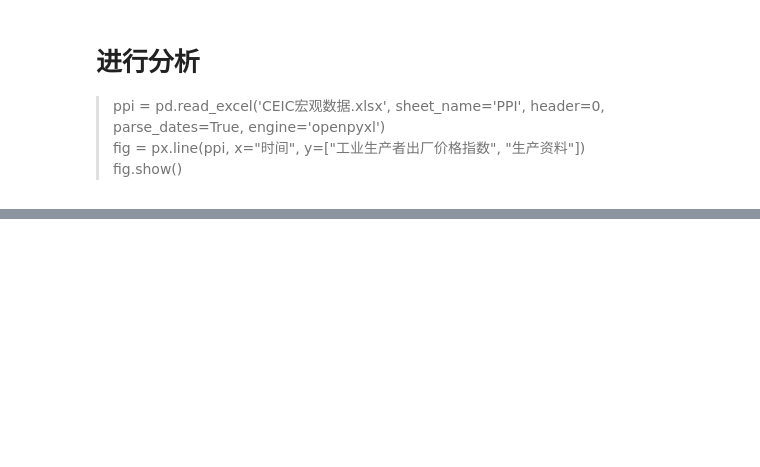
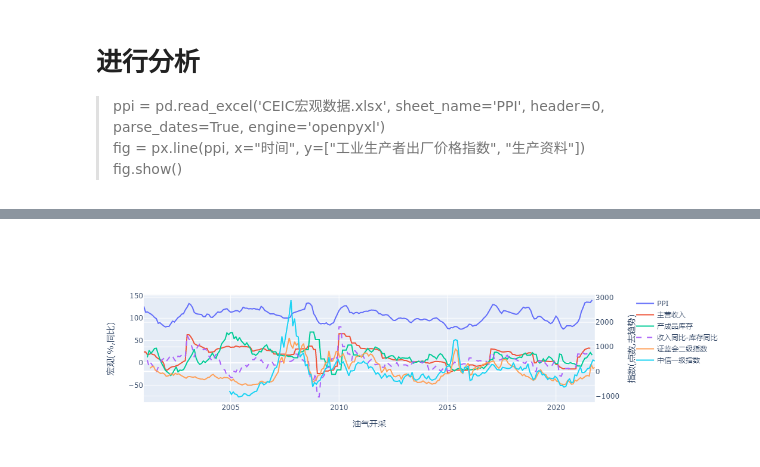
Before and after one commit to RobertHoffman/gist, a Jupyter notebook: stock_study.ipynb, the cells around one changed output, grey strips where cells are left out. Drawn from its saved outputs; the diff is of its cells as text; code cells hidden in the pictures; blank space fills up the shorter version.

```diff
--- a/stock_study.ipynb
+++ b/stock_study.ipynb
@@ -23,15 +12,18 @@ os.listdir()
 # %% [markdown]
 # 准备数据
 # %%
+def detrend(seriesLike):
+    notna = seriesLike[seriesLike.notna()]
+    seriesLike[seriesLike.notna()] = signal.detrend(notna.values, type='linear')
+    return seriesLike
+
 def economic_data(source, sheet_name):
     data = pd.read_excel(source, sheet_name=sheet_name, header=0, index_col=0,
                          parse_dates=True, engine='openpyxl').fillna(method='ffill').dropna(how='all')
-    data = data.applymap(lambda x: math.copysign(200, x) if abs(x) > 200 else round(x, 1))  # 绝对值超过200的，限制到200
     return data
 
 def stock_data(source, sheet_name):
-    data = pd.read_excel(source, sheet_name=sheet_name, header=0, index_col=0,
-                         parse_dates=True, engine='openpyxl').pct_change().fillna(method='ffill').dropna(how='all')
-    data = data.applymap(lambda x: round(x * 100, 1))  # 进行量纲转化
-    data.index = data.index.map(lambda x: x+pd.Timedelta(days=1))
+    data = pd.read_excel(source, sheet_name=sheet_name, header=0, index_col=0, parse_dates=True, engine='openpyxl'
+                        ).fillna(method='ffill').dropna(how='all').resample('SMS').last() # 选择每月15号的数据，如果15号是非交易日就提前
+    data = data[data.index.day == 15].apply(detrend, axis=0)
     return data
@@ -84,6 +49,8 @@ inc_stk = (income - stock).dropna(how='all')
 # %%
-statistic_ind = stock_data('细分行业月度收盘价.xlsx', '证监会二级')
-statistic_ind.columns
+statistic_ind = stock_data('细分行业日度收盘价.xlsx', '证监会二级')  # 数据不能有空列
+citic_ind = stock_data('细分行业日度收盘价.xlsx', '中信一级')
+print(statistic_ind.columns)
+print(citic_ind.columns)
 # %% [output]
 Index(['农副食品加工', '食品制造', '饮料和精制茶制造', '纺织', '纺织服装服饰', '皮革制鞋', '木材加工', '家具制造',
        '造纸和纸制品', '印刷和媒介', '文体用品', '石油炼焦和核燃料', '化学原料和化学制品', '医药制造', '化纤制造',
@@ -101,3 +71,0 @@ Index(['农副食品加工', '食品制造', '饮料和精制茶制造', '纺织
-# %%
-citic_ind = stock_data('细分行业月度收盘价.xlsx', '中信一级')
-citic_ind.columns
@@ -114,17 +77,14 @@ fig.show()
 # %%
 def compare_plot(ppi, income, stock, inc_stk, price1, price2, title=''):
     fig = make_subplots(specs=[[{"secondary_y": True}]])
-
     fig.add_trace(go.Scatter(x=ppi.index, y=ppi, showlegend=True, name='PPI'), secondary_y=False)
-    fig.add_trace(go.Scatter(x=income.index, y=income, showlegend=True, name='主营收入'), secondary_y=True)
-    fig.add_trace(go.Scatter(x=stock.index, y=stock, showlegend=True, name='产成品库存'), secondary_y=True)
-    fig.add_trace(go.Scatter(x=inc_stk.index, y=inc_stk, showlegend=True, name='收入同比-库存同比',
-                             line=dict(dash='dash')), secondary_y=True)
+    fig.add_trace(go.Scatter(x=income.index, y=income, showlegend=True, name='主营收入'), secondary_y=False)
+    fig.add_trace(go.Scatter(x=stock.index, y=stock, showlegend=True, name='产成品库存'), secondary_y=False)
+    fig.add_trace(go.Scatter(x=inc_stk.index, y=inc_stk, showlegend=True, name='收入同比-库存同比', line=dict(dash='dash')), secondary_y=False)
     fig.add_trace(go.Scatter(x=price1.index, y=price1, showlegend=True, name='证监会二级指数'), secondary_y=True)
     fig.add_trace(go.Scatter(x=price2.index, y=price2, showlegend=True, name='中信一级指数'), secondary_y=True)
 
     fig.update_xaxes(title_text=title)
-    fig.update_yaxes(title_text="PPI", secondary_y=False)
-    fig.update_yaxes(title_text="%", secondary_y=True)
-
+    fig.update_yaxes(title_text="宏观(%,同比)", secondary_y=False)
+    fig.update_yaxes(title_text="指数(点数,去趋势)", secondary_y=True)
     fig.show()
@@ -135,0 +98,5 @@ compare_plot(ppi['煤炭开采和洗选业'], income['煤炭开采和洗选业']
+# %%
+compare_plot(ppi['石油、煤炭和其他燃料加工业'], income['石油、煤炭和其他燃料加工业'], stock['石油、煤炭和其他燃料加工业'], inc_stk['石油、煤炭和其他燃料加工业'],
+             statistic_ind['石油炼焦和核燃料'], citic_ind['石油石化'], title='油气开采')
+# %% [output]
+[figure, added]
```
Also changed, not shown: parts of 28 cells of this notebook, 2 other files.
